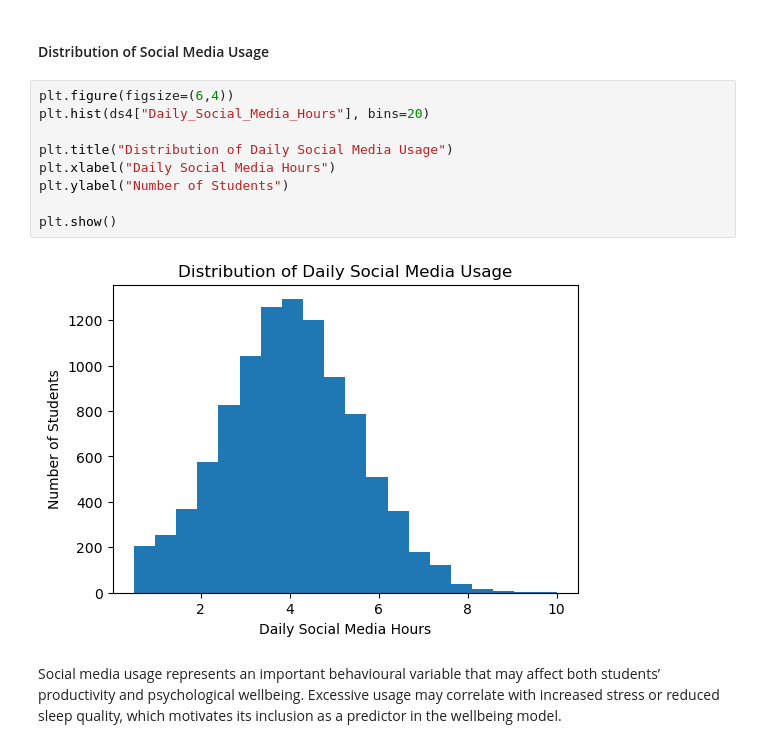
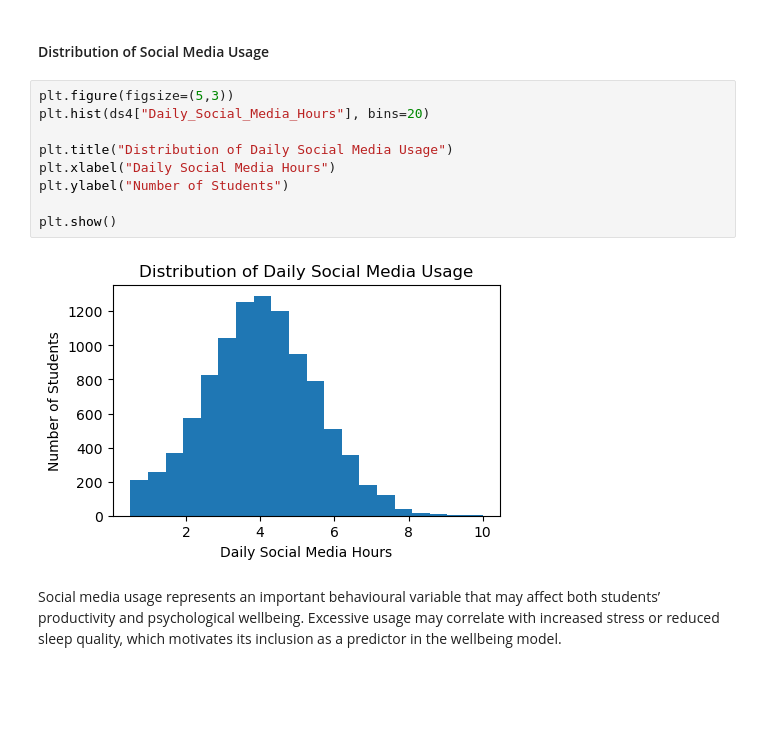
Before and after one commit to stevennoctavianus/sc3021-sdac-grp3, a Jupyter notebook: project.ipynb, the cells around one changed output. Cells and saved outputs as stored; diff of their text form; blank space fills up the shorter version.

```diff
--- a/project.ipynb
+++ b/project.ipynb
@@ -703,16 +703,16 @@ The distribution of sleep hours provides insight into students’ daily routines
 # %% [markdown]
 #### Distribution of Social Media Usage
 # %%
-plt.figure(figsize=(6,4))
+plt.figure(figsize=(5,3))
 plt.hist(ds4["Daily_Social_Media_Hours"], bins=20)
 
 plt.title("Distribution of Daily Social Media Usage")
 plt.xlabel("Daily Social Media Hours")
 plt.ylabel("Number of Students")
 
 plt.show()
 # %% [output]
-[figure, old version]
+[figure, new version]
 # %% [markdown]
 Social media usage represents an important behavioural variable that may affect both students’ productivity and psychological wellbeing. Excessive usage may correlate with increased stress or reduced sleep quality, which motivates its inclusion as a predictor in the wellbeing model.
 # %% [markdown]
```
Also changed, not shown: parts of 61 cells of this notebook, 5 other files.
